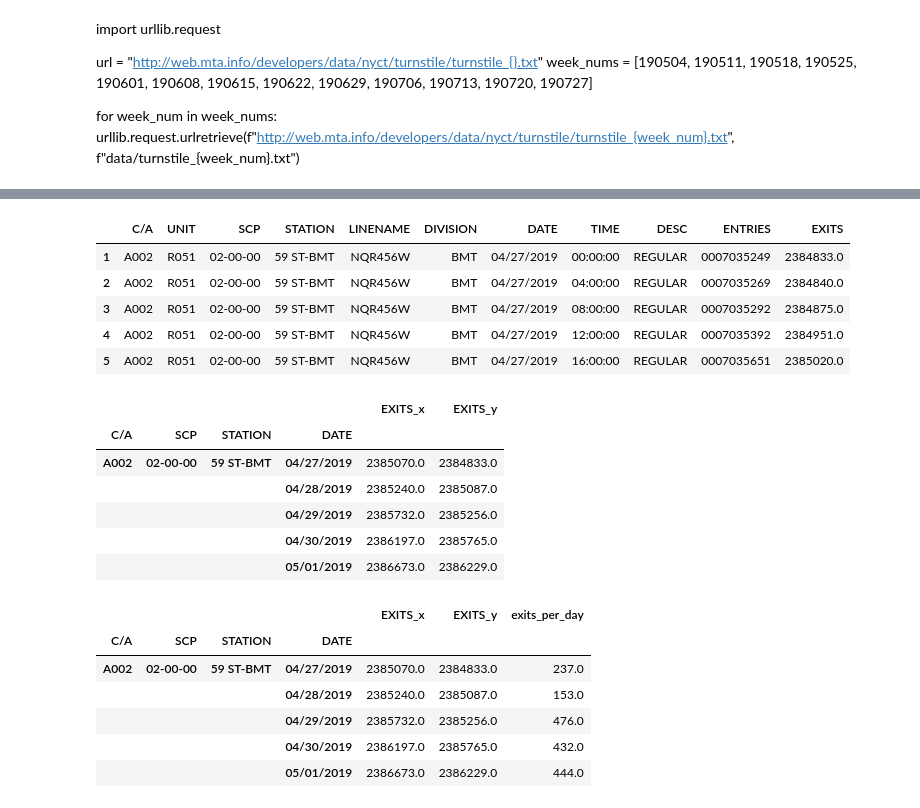
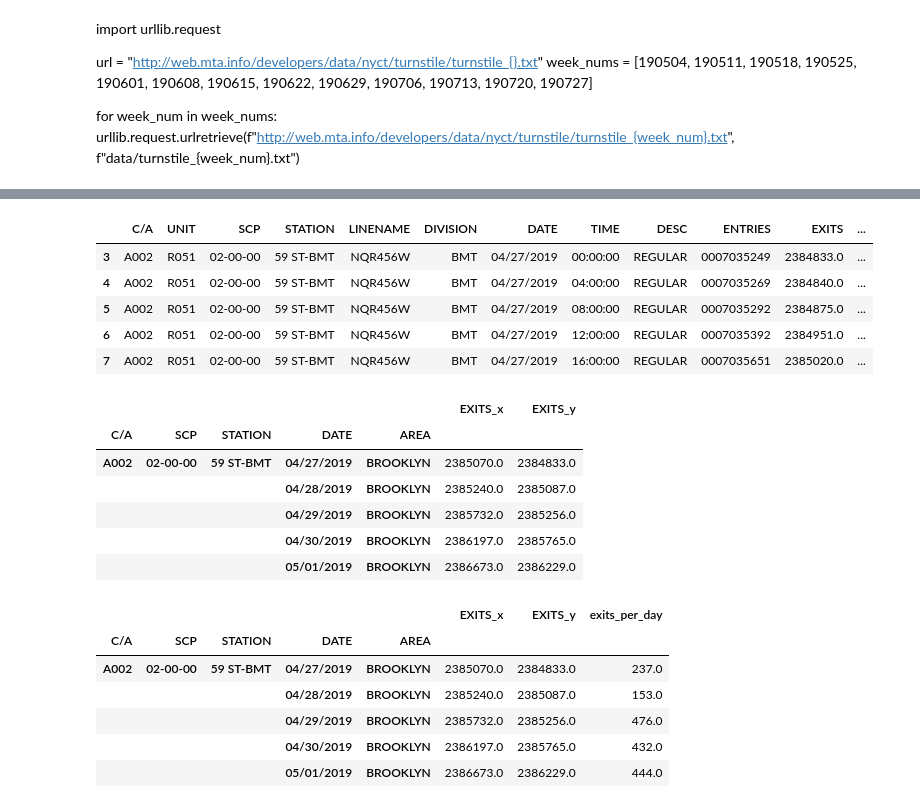
Before and after one commit to Andrewjw91/NY-MTA-Exploratory-Data-Analysis, a Jupyter notebook: mta py 2.ipynb, the cells around one changed output, grey strips where cells are left out. Cells and saved outputs as stored; diff of their text form; code cells hidden in the pictures.

```diff
--- a/mta py 2.ipynb
+++ b/mta py 2.ipynb
@@ -14,8 +14,8 @@ import numpy as np
 import matplotlib.pyplot as plt
 import seaborn as sns
 
-engine = create_engine("sqlite:///mta.db")
-all_data = pd.read_sql('SELECT * FROM mta_data;', engine)
+engine = create_engine("sqlite:///mta2.db")
+all_data = pd.read_sql('SELECT * FROM mta_data2;', engine)
 # %%
 %config InlineBackend.figure_format = 'png'
 %matplotlib inline
@@ -35,3 +30,7 @@ KeyError: 0
+# %%
+df = all_data
+#Drop Dups
+df.drop_duplicates(inplace=True)
 # %%
 # Need to convert EXITS column field11 into numeric type
 df['EXITS'] = df['EXITS'].astype(np.float64)
@@ -59,43 +39,43 @@ memory usage: 245.7+ MB
 # %%
 df.head()
 # %% [output]
-|  | C/A | UNIT | SCP | STATION | LINENAME | DIVISION | DATE | TIME | DESC | ENTRIES | EXITS |
-| 1 | A002 | R051 | 02-00-00 | 59 ST-BMT | NQR456W | BMT | 04/27/2019 | 00:00:00 | REGULAR | 0007035249 | 2384833.0 |
-| 2 | A002 | R051 | 02-00-00 | 59 ST-BMT | NQR456W | BMT | 04/27/2019 | 04:00:00 | REGULAR | 0007035269 | 2384840.0 |
-| 3 | A002 | R051 | 02-00-00 | 59 ST-BMT | NQR456W | BMT | 04/27/2019 | 08:00:00 | REGULAR | 0007035292 | 2384875.0 |
-| 4 | A002 | R051 | 02-00-00 | 59 ST-BMT | NQR456W | BMT | 04/27/2019 | 12:00:00 | REGULAR | 0007035392 | 2384951.0 |
-| 5 | A002 | R051 | 02-00-00 | 59 ST-BMT | NQR456W | BMT | 04/27/2019 | 16:00:00 | REGULAR | 0007035651 | 2385020.0 |
+|  | C/A | UNIT | SCP | STATION | LINENAME | DIVISION | DATE | TIME | DESC | ENTRIES | EXITS | ... |
+| 3 | A002 | R051 | 02-00-00 | 59 ST-BMT | NQR456W | BMT | 04/27/2019 | 00:00:00 | REGULAR | 0007035249 | 2384833.0 | ... |
+| 4 | A002 | R051 | 02-00-00 | 59 ST-BMT | NQR456W | BMT | 04/27/2019 | 04:00:00 | REGULAR | 0007035269 | 2384840.0 | ... |
+| 5 | A002 | R051 | 02-00-00 | 59 ST-BMT | NQR456W | BMT | 04/27/2019 | 08:00:00 | REGULAR | 0007035292 | 2384875.0 | ... |
+| 6 | A002 | R051 | 02-00-00 | 59 ST-BMT | NQR456W | BMT | 04/27/2019 | 12:00:00 | REGULAR | 0007035392 | 2384951.0 | ... |
+| 7 | A002 | R051 | 02-00-00 | 59 ST-BMT | NQR456W | BMT | 04/27/2019 | 16:00:00 | REGULAR | 0007035651 | 2385020.0 | ... |
 # %%
 # Need to find the max(EXITS) for each (SCP) by DATE
 #This excludes the EXITS count from TIME 20:00-23:59 each day. The data from this date frame is not as relevant to my company of interest.
 #The EXITS count during this time is likely minimal. Additionally, scooters are reclaimed at night to charge to be redeployed the next morning.
 #I used .shift method with PREV_EXITS initially. However, for C/A==S101A, SCP==01-00-03 between 05/01/2019 and 05/02/2019 there was an unexplained jump from 432 to 1078346838.
-max_exit = df.groupby(['C/A','SCP','STATION','DATE'])[['EXITS']].max()
+max_exit = df.groupby(['C/A','SCP','STATION','DATE','AREA'])[['EXITS']].max()
 # %%
 # Need to find the min(EXITS) for each (SCP) by DATE
-min_exit = df.groupby(['C/A','SCP','STATION','DATE'])[['EXITS']].min()
+min_exit = df.groupby(['C/A','SCP','STATION','DATE','AREA'])[['EXITS']].min()
 # %%
 #Merging total scp exits data into one df, on matching SCP column
-total_scp_exit = pd.merge(max_exit, min_exit, on=['C/A','SCP','STATION','DATE'])
+total_scp_exit = pd.merge(max_exit, min_exit, on=['C/A','SCP','STATION','DATE','AREA'])
 total_scp_exit.head()
 # %% [output]
-|  |  |  |  | EXITS_x | EXITS_y |
-| C/A | SCP | STATION | DATE |  |  |
-| A002 | 02-00-00 | 59 ST-BMT | 04/27/2019 | 2385070.0 | 2384833.0 |
-|  |  |  | 04/28/2019 | 2385240.0 | 2385087.0 |
-|  |  |  | 04/29/2019 | 2385732.0 | 2385256.0 |
-|  |  |  | 04/30/2019 | 2386197.0 | 2385765.0 |
-|  |  |  | 05/01/2019 | 2386673.0 | 2386229.0 |
+|  |  |  |  |  | EXITS_x | EXITS_y |
+| C/A | SCP | STATION | DATE | AREA |  |  |
+| A002 | 02-00-00 | 59 ST-BMT | 04/27/2019 | BROOKLYN | 2385070.0 | 2384833.0 |
+|  |  |  | 04/28/2019 | BROOKLYN | 2385240.0 | 2385087.0 |
+|  |  |  | 04/29/2019 | BROOKLYN | 2385732.0 | 2385256.0 |
+|  |  |  | 04/30/2019 | BROOKLYN | 2386197.0 | 2385765.0 |
+|  |  |  | 05/01/2019 | BROOKLYN | 2386673.0 | 2386229.0 |
 # %%
-# total_scp_exits = max-min for each turnstile SCP per DATE
+# total_scp_exits = max-min for each turnstile SCP per DATE BETWEEN 00:00 and ~20:00 (or last time-count)
 total_scp_exit['exits_per_day'] = total_scp_exit['EXITS_x']-total_scp_exit['EXITS_y']
 total_scp_exit.head()
 # %% [output]
-|  |  |  |  | EXITS_x | EXITS_y | exits_per_day |
-| C/A | SCP | STATION | DATE |  |  |  |
-| A002 | 02-00-00 | 59 ST-BMT | 04/27/2019 | 2385070.0 | 2384833.0 | 237.0 |
-|  |  |  | 04/28/2019 | 2385240.0 | 2385087.0 | 153.0 |
-|  |  |  | 04/29/2019 | 2385732.0 | 2385256.0 | 476.0 |
-|  |  |  | 04/30/2019 | 2386197.0 | 2385765.0 | 432.0 |
-|  |  |  | 05/01/2019 | 2386673.0 | 2386229.0 | 444.0 |
+|  |  |  |  |  | EXITS_x | EXITS_y | exits_per_day |
+| C/A | SCP | STATION | DATE | AREA |  |  |  |
+| A002 | 02-00-00 | 59 ST-BMT | 04/27/2019 | BROOKLYN | 2385070.0 | 2384833.0 | 237.0 |
+|  |  |  | 04/28/2019 | BROOKLYN | 2385240.0 | 2385087.0 | 153.0 |
+|  |  |  | 04/29/2019 | BROOKLYN | 2385732.0 | 2385256.0 | 476.0 |
+|  |  |  | 04/30/2019 | BROOKLYN | 2386197.0 | 2385765.0 | 432.0 |
+|  |  |  | 05/01/2019 | BROOKLYN | 2386673.0 | 2386229.0 | 444.0 |
 # %%
```
Also changed, not shown: parts of 23 cells of this notebook.
